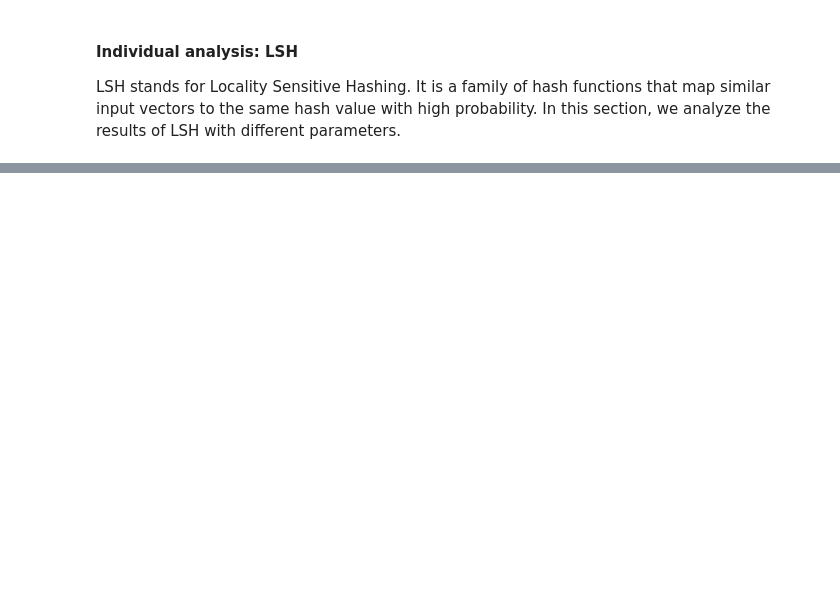
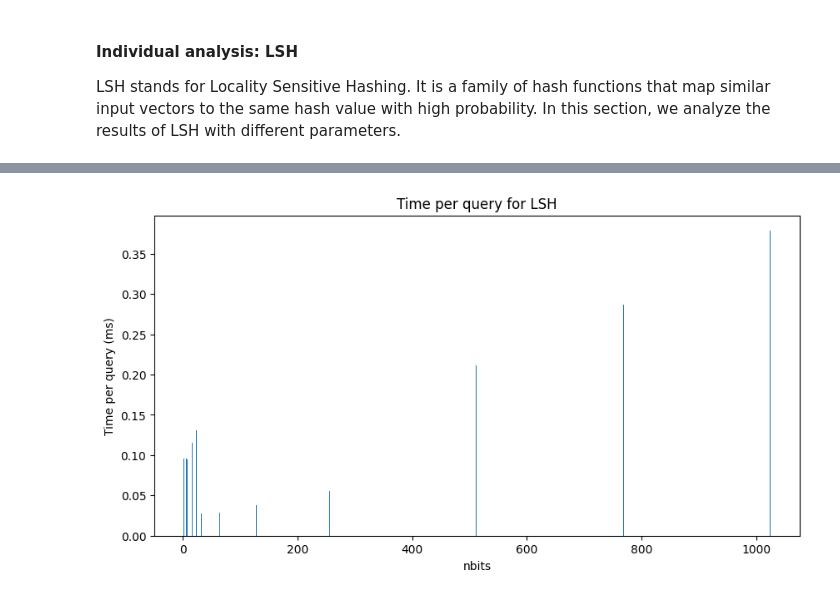
Before and after one commit to Kevinpyx/faissBenchmarking, a Jupyter notebook: result_analysis.ipynb, the cells around one changed output, grey strips where cells are left out. Drawn from its saved outputs; the diff is of its cells as text; code cells hidden in the pictures; blank space fills up the shorter version.

Commit message:
more testing and result analysis

```diff
--- a/result_analysis.ipynb
+++ b/result_analysis.ipynb
@@ -83,0 +128,11 @@ Shape of average result array: (1, 7, 6)
+# %%
+# plot results
+# time per query bar chart
+plt.figure(figsize=(10,5))
+plt.bar(categories_LSH, SPQ_LSH, width=1.5, capsize=5)
+plt.xlabel('nbits')
+plt.ylabel('Time per query (ms)')
+plt.title('Time per query for LSH')
+plt.show()
+# %% [output]
+[figure, added]
```
Also changed, not shown: parts of 20 cells of this notebook, 8 other files.
